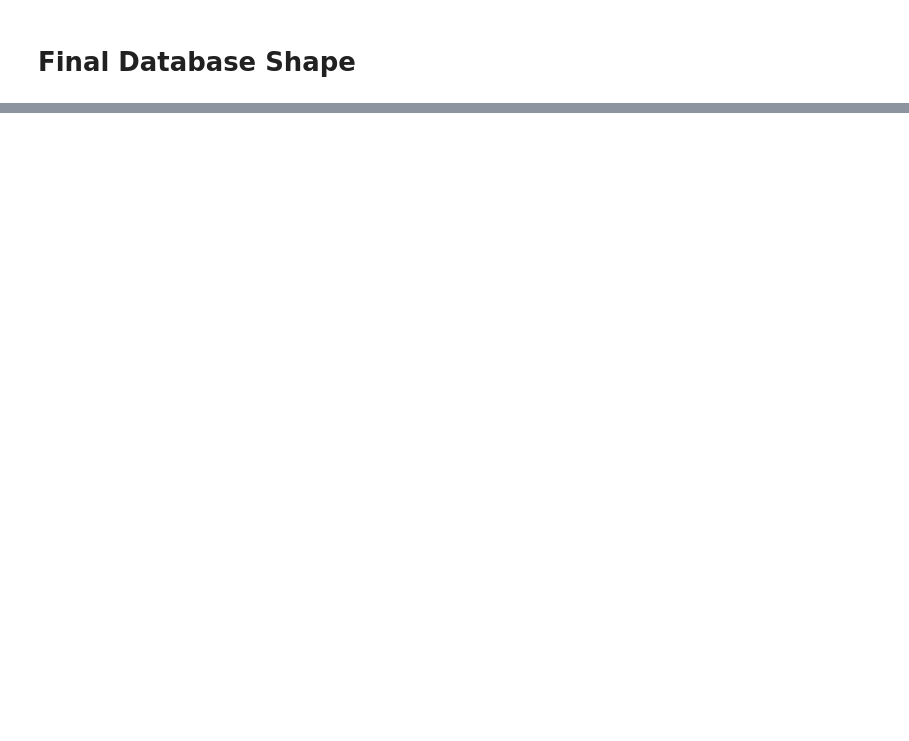
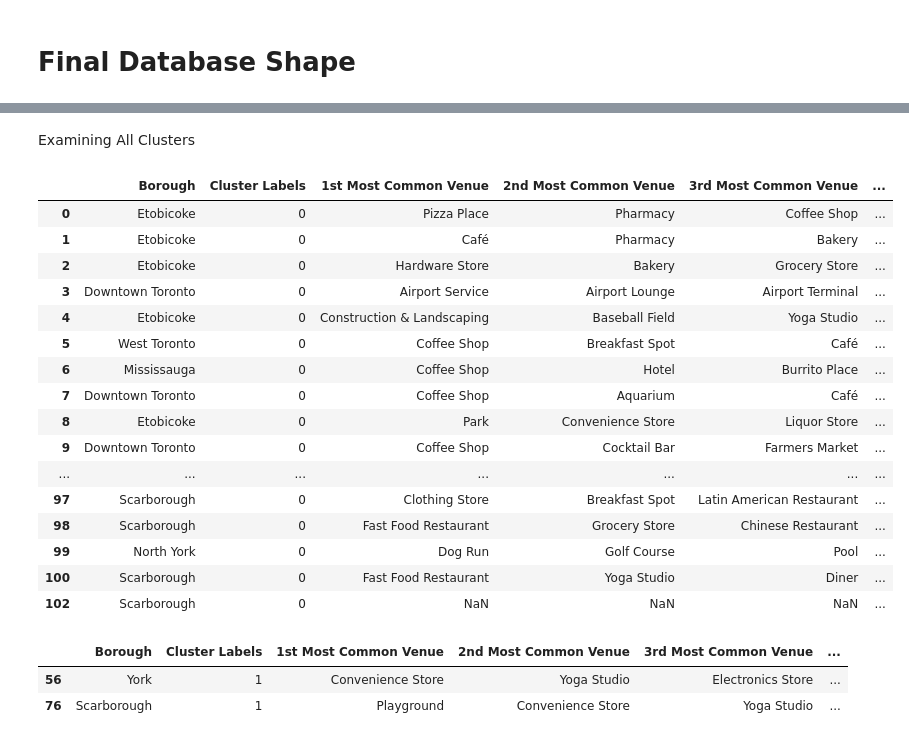
Before and after one commit to shubhganatra/Coursera_Capstone, a Jupyter notebook: Neighborhoods Of Canada.ipynb, the cells around one changed output, grey strips where cells are left out. Saved outputs shown, nothing was run; the diff lists cells and outputs as text; code cells hidden in the pictures; blank space fills up the shorter version.

Commit message:
Published from Watson Studio.

```diff
--- a/Neighborhoods Of Canada.ipynb
+++ b/Neighborhoods Of Canada.ipynb
@@ -85,0 +430,22 @@ df.shape
+# %%
+def return_most_common_venues(row, num_top_venues):
+    row_categories = row.iloc[1:]
+    row_categories_sorted = row_categories.sort_values(ascending=False)
+
+    return row_categories_sorted.index.values[0:num_top_venues]
+# %%
+num_top_venues = 10
+indicators = ['st', 'nd', 'rd']
+columns = ['Neighbourhood']
+for ind in np.arange(num_top_venues):
+    try:
+        columns.append('{}{} Most Common Venue'.format(ind+1, indicators[ind]))
+    except:
+        columns.append('{}th Most Common Venue'.format(ind+1))
+neighbourhoods_venues_sorted = pd.DataFrame(columns=columns)
+neighbourhoods_venues_sorted['Neighbourhood'] = toronto_grouped['Neighbourhood']
+
+for ind in np.arange(toronto_grouped.shape[0]):
+    neighbourhoods_venues_sorted.iloc[ind, 1:] = return_most_common_venues(toronto_grouped.iloc[ind, :], num_top_venues)
+
+neighbourhoods_venues_sorted.head()
@@ -85,0 +461,5 @@ df.shape
+# %%
+kclusters = 5
+toronto_grouped_clustering = toronto_grouped.drop('Neighbourhood', 1)
+kmeans = KMeans(n_clusters=kclusters, random_state=0).fit(toronto_grouped_clustering)
+kmeans.labels_[0:10]
@@ -85,0 +468,5 @@ df.shape
+# %%
+neighbourhoods_venues_sorted.insert(0, 'Cluster Labels', kmeans.labels_)
+toronto_merged = df
+toronto_merged = toronto_merged.join(neighbourhoods_venues_sorted.set_index('Neighbourhood'), on='Neighbourhood')
+toronto_merged.head()
@@ -85,0 +506,28 @@ df.shape
+# %% [markdown]
+Examining All Clusters
+# %%
+toronto_merged.loc[toronto_merged['Cluster Labels'] == 0, toronto_merged.columns[[1] + list(range(5, toronto_merged.shape[1]))]]
+# %% [output]
+|  | Borough | Cluster Labels | 1st Most Common Venue | 2nd Most Common Venue | 3rd Most Common Venue | ... |
+| 0 | Etobicoke | 0 | Pizza Place | Pharmacy | Coffee Shop | ... |
+| 1 | Etobicoke | 0 | Café | Pharmacy | Bakery | ... |
+| 2 | Etobicoke | 0 | Hardware Store | Bakery | Grocery Store | ... |
+| 3 | Downtown Toronto | 0 | Airport Service | Airport Lounge | Airport Terminal | ... |
+| 4 | Etobicoke | 0 | Construction & Landscaping | Baseball Field | Yoga Studio | ... |
+| 5 | West Toronto | 0 | Coffee Shop | Breakfast Spot | Café | ... |
+| 6 | Mississauga | 0 | Coffee Shop | Hotel | Burrito Place | ... |
+| 7 | Downtown Toronto | 0 | Coffee Shop | Aquarium | Café | ... |
+| 8 | Etobicoke | 0 | Park | Convenience Store | Liquor Store | ... |
+| 9 | Downtown Toronto | 0 | Coffee Shop | Cocktail Bar | Farmers Market | ... |
+| ... | ... | ... | ... | ... | ... | ... |
+| 97 | Scarborough | 0 | Clothing Store | Breakfast Spot | Latin American Restaurant | ... |
+| 98 | Scarborough | 0 | Fast Food Restaurant | Grocery Store | Chinese Restaurant | ... |
+| 99 | North York | 0 | Dog Run | Golf Course | Pool | ... |
+| 100 | Scarborough | 0 | Fast Food Restaurant | Yoga Studio | Diner | ... |
+| 102 | Scarborough | 0 | NaN | NaN | NaN | ... |
+# %%
+toronto_merged.loc[toronto_merged['Cluster Labels'] == 1, toronto_merged.columns[[1] + list(range(5, toronto_merged.shape[1]))]]
+# %% [output]
+|  | Borough | Cluster Labels | 1st Most Common Venue | 2nd Most Common Venue | 3rd Most Common Venue | ... |
+| 56 | York | 1 | Convenience Store | Yoga Studio | Electronics Store | ... |
+| 76 | Scarborough | 1 | Playground | Convenience Store | Yoga Studio | ... |
```
Also changed, not shown: parts of 50 cells of this notebook.
